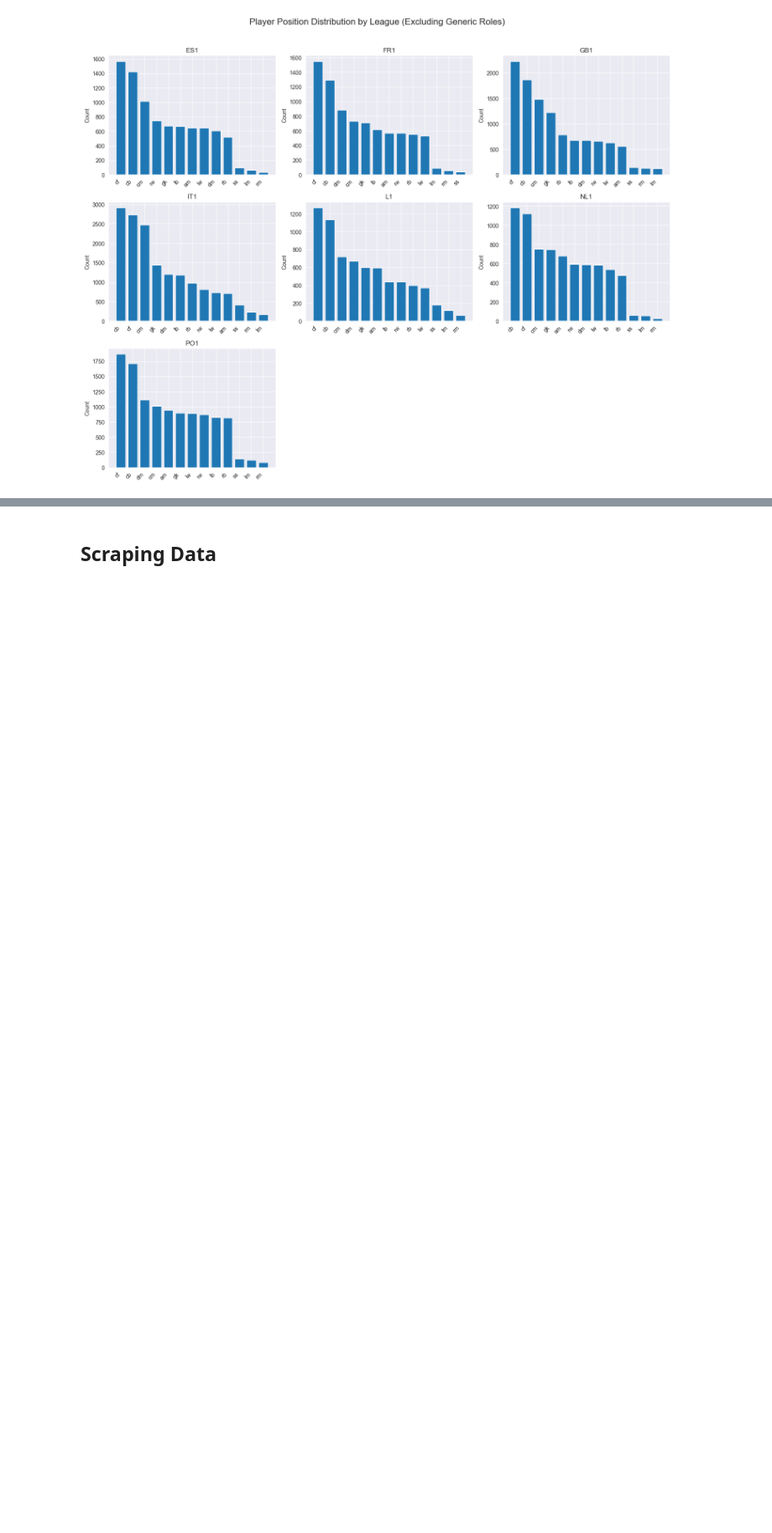
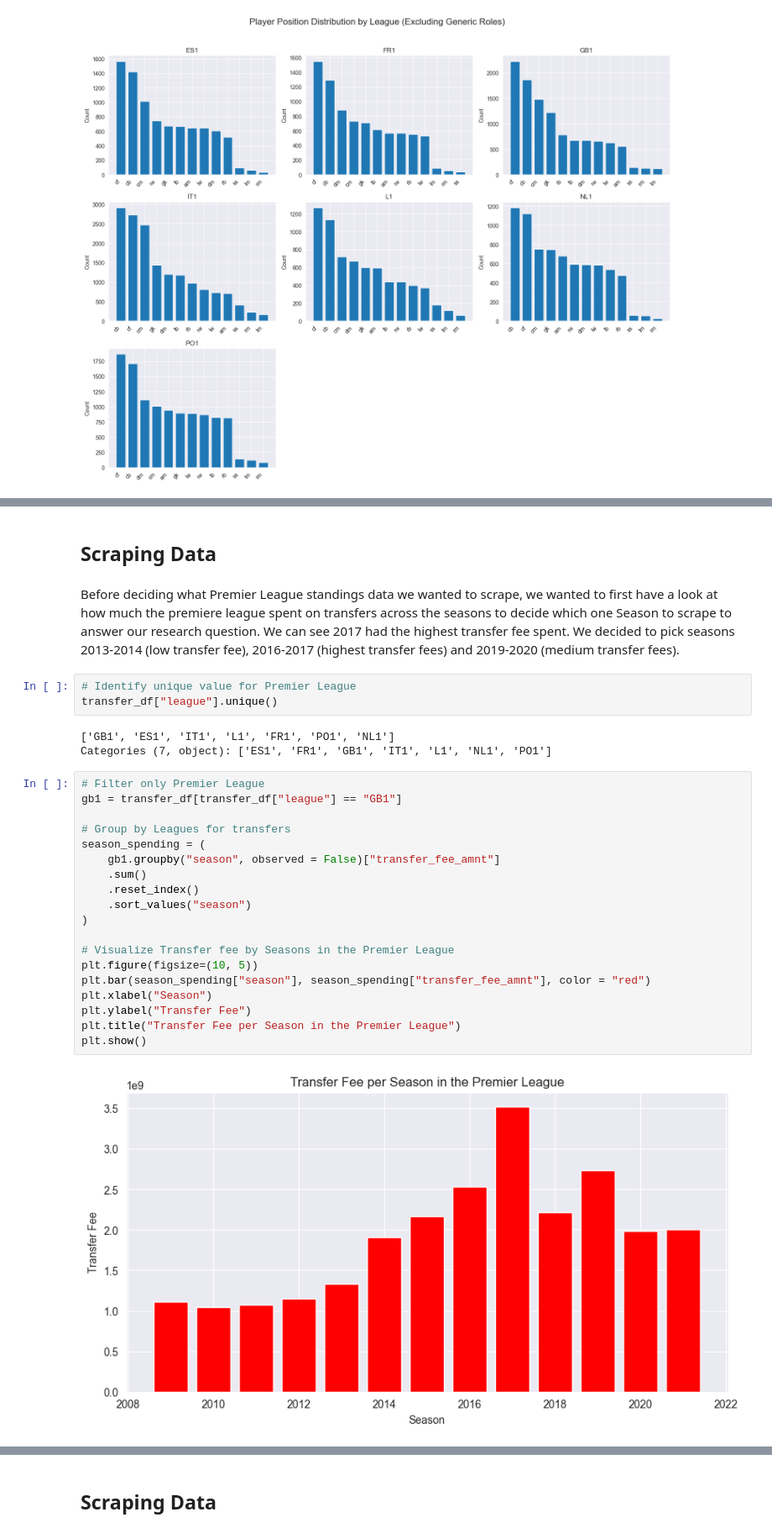
Before and after one commit to S-amuzu/CIP_G103, a Jupyter notebook: CIP.ipynb, the cells around one changed output, grey strips where cells are left out. Shown at 84% size. Saved outputs shown, nothing was run; the diff lists cells and outputs as text; blank space fills up the shorter version.

```diff
--- a/CIP.ipynb
+++ b/CIP.ipynb
@@ -476,0 +493,31 @@ plt.show()
+# %% [markdown]
+## Scraping Data
+# %% [markdown]
+Before deciding what Premier League standings data we wanted to scrape, we wanted to first have a look at how much the premiere league spent on transfers across the seasons to decide which one Season to scrape to answer our research question. We can see 2017 had the highest transfer fee spent. We decided to pick seasons 2013-2014 (low transfer fee), 2016-2017 (highest transfer fees) and 2019-2020 (medium transfer fees).
+# %%
+# Identify unique value for Premier League
+transfer_df["league"].unique()
+# %% [output]
+['GB1', 'ES1', 'IT1', 'L1', 'FR1', 'PO1', 'NL1']
+Categories (7, object): ['ES1', 'FR1', 'GB1', 'IT1', 'L1', 'NL1', 'PO1']
+# %%
+# Filter only Premier League
+gb1 = transfer_df[transfer_df["league"] == "GB1"]
+
+# Group by Leagues for transfers
+season_spending = (
+    gb1.groupby("season", observed = False)["transfer_fee_amnt"]
+    .sum()
+    .reset_index()
+    .sort_values("season")
+)
+
+# Visualize Transfer fee by Seasons in the Premier League
+plt.figure(figsize=(10, 5))
+plt.bar(season_spending["season"], season_spending["transfer_fee_amnt"], color = "red")
+plt.xlabel("Season")
+plt.ylabel("Transfer Fee")
+plt.title("Transfer Fee per Season in the Premier League")
+plt.show()
+# %% [output]
+[figure, added]
```
Also changed, not shown: parts of 27 cells of this notebook.
